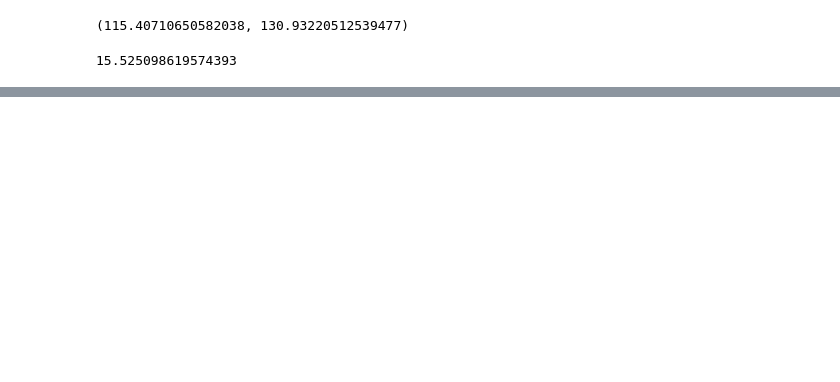
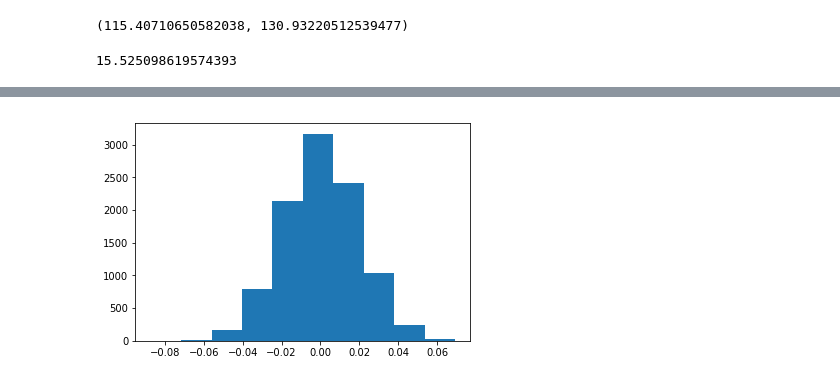
Before and after one commit to IreneFlorez/marketing_AB_analysis, a Jupyter notebook: analysis/enrollment_rate_analysis.ipynb, the cells around one changed output, grey strips where cells are left out. Drawn from its saved outputs; the diff is of its cells as text; code cells hidden in the pictures; blank space fills up the shorter version.

```diff
--- a/analysis/enrollment_rate_analysis.ipynb
+++ b/analysis/enrollment_rate_analysis.ipynb
@@ -132,2 +151,6 @@ null_vals_reading=np.random.normal(0, diffs.std(),diffs.size)
+# %%
+plt.hist(null_vals_reading);
+# %% [output]
+[figure, added]
 # %%
 plt.hist(null_vals_reading);
```
Also changed, not shown: parts of 15 cells of this notebook.
